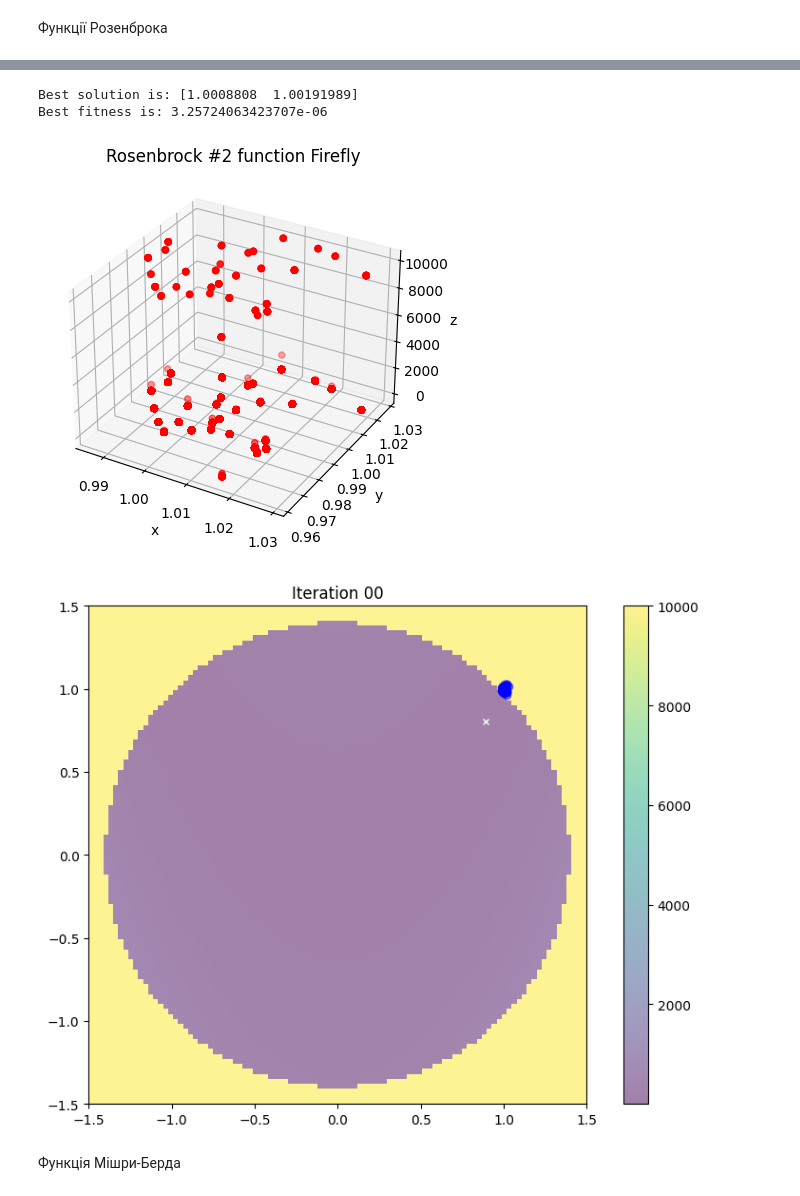
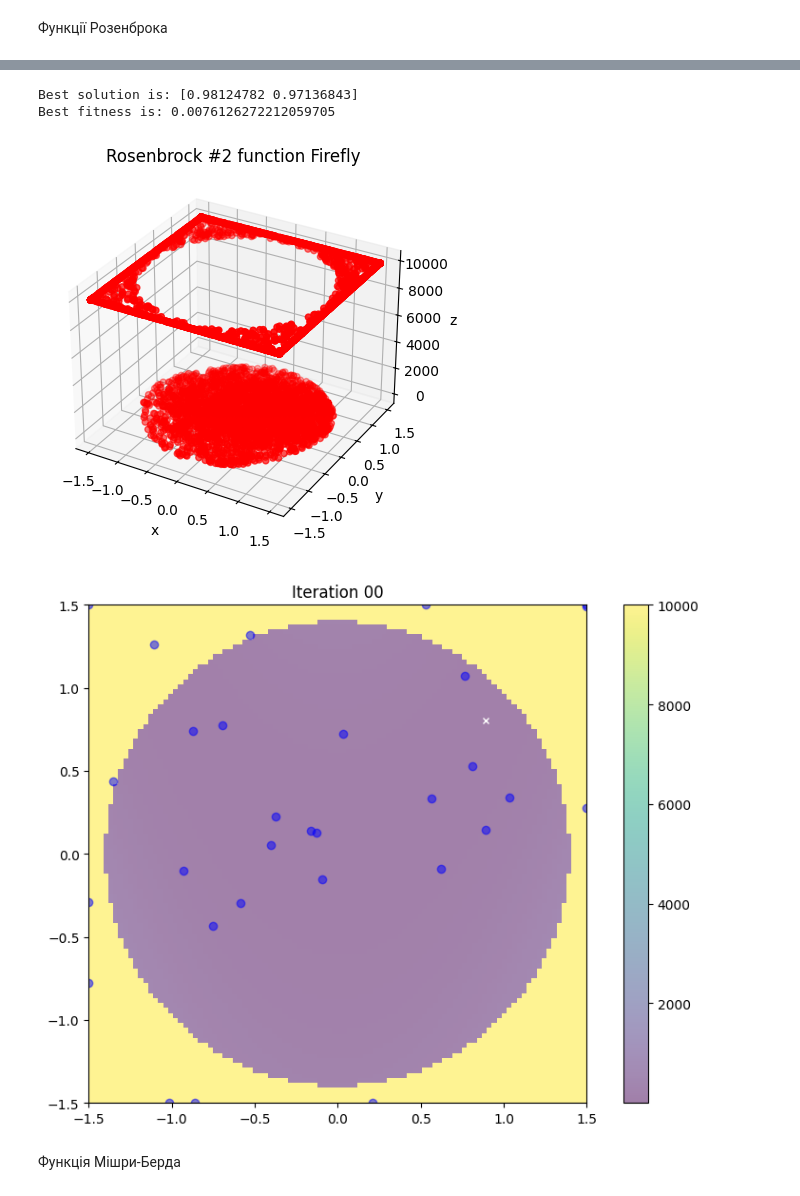
Before and after one commit to Terlok/SwarmIntelligence, a Jupyter notebook: lab 2/main.ipynb, the cells around one changed output, grey strips where cells are left out. Drawn from its saved outputs; the diff is of its cells as text; code cells hidden in the pictures.

```diff
--- a/lab 2/main.ipynb
+++ b/lab 2/main.ipynb
@@ -378,18 +403,18 @@ Best fitness is: 1.4675516787983821e-06
 # %%
-firefly3 = FireflyAlgorithm(rosenbrock1, colony_size=30, bounds=np.array([[-1.5, 1.5], [-1.5, 1.5]]))
+firefly3 = FireflyAlgorithm(rosenbrock2, colony_size=30, bounds=np.array([[-1.5, 1.5], [-1.5, 1.5]]))
 
 best_solution, best_fitness = firefly3.optimize()
 print(f'Best solution is: {best_solution}')
 print(f'Best fitness is: {best_fitness}')
 
 scatter_plot('Rosenbrock #2 function Firefly', firefly3.values)
 anim = Animation('Rosenbrock #2 function Firefly', firefly3.bounds, rosenbrock2, firefly3.values)
 anim.animate()
 # %% [output]
-Best solution is: [1.0008808  1.00191989]
-Best fitness is: 3.25724063423707e-06
+Best solution is: [0.98124782 0.97136843]
+Best fitness is: 0.0076126272212059705
-[figure, old version]
+[figure, new version]
-[figure, old version]
+[figure, new version]
 # %% [markdown]
 Функція Мішри-Берда
 # %%
```
Also changed, not shown: parts of 25 cells of this notebook, 52 other files.
